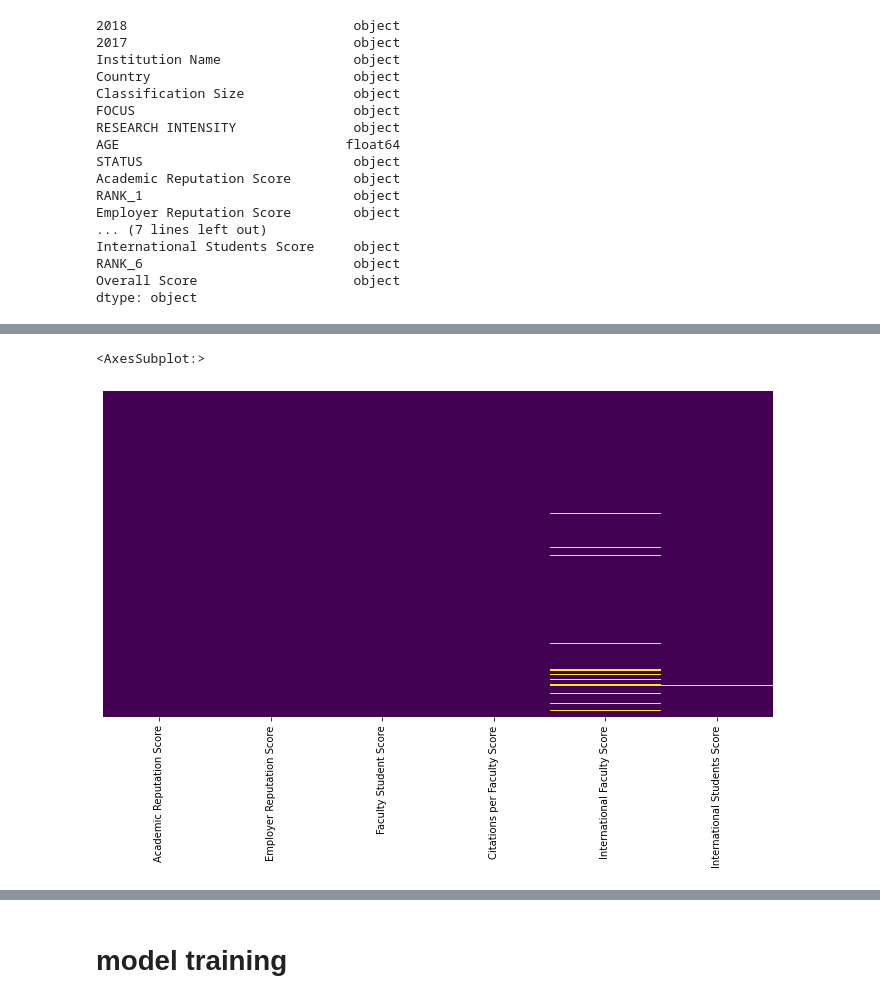
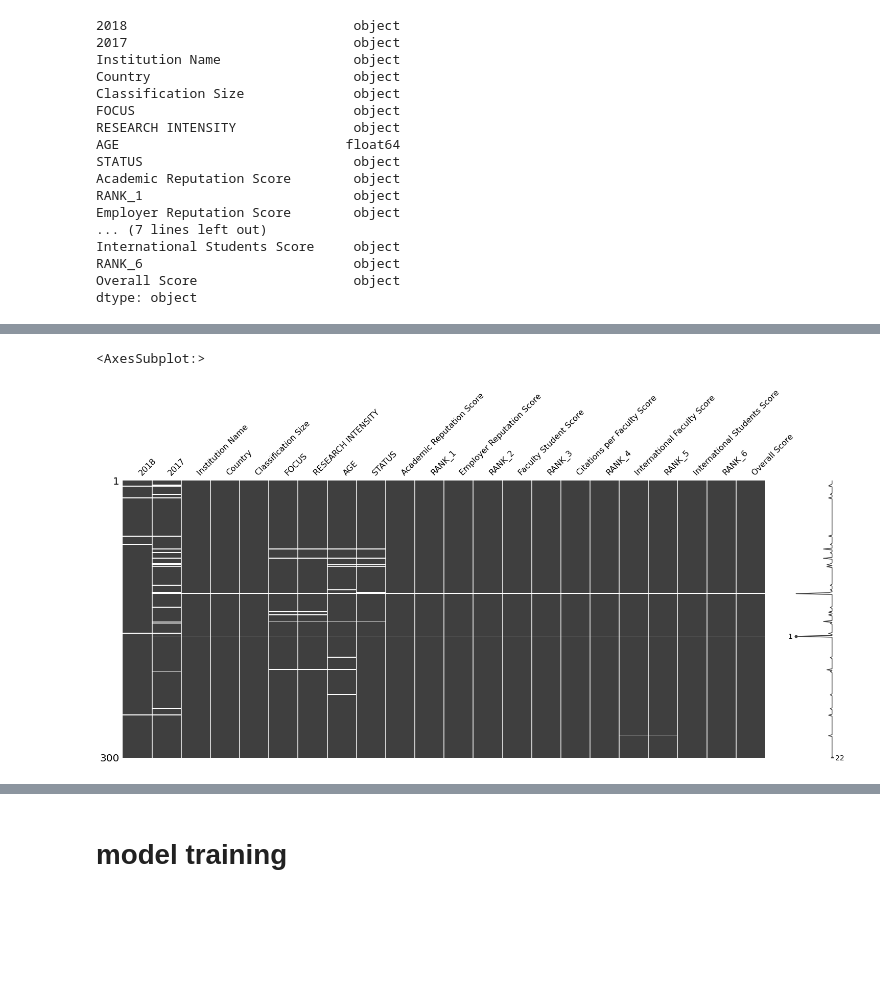
Before and after one commit to tcharrisson/PP22-C628, a Jupyter notebook: apriori modelling.ipynb, the cells around one changed output, grey strips where cells are left out. Cells and saved outputs as stored; diff of their text form; code cells hidden in the pictures; blank space fills up the shorter version.

```diff
--- a/apriori modelling.ipynb
+++ b/apriori modelling.ipynb
@@ -81,5 +104,3 @@ dtype: object
 #columns used for the determination of the rankings will be saved in a variable called det_columns
 det_columns = ['Academic Reputation Score', 'Employer Reputation Score', 'Faculty Student Score',
                'Citations per Faculty Score', 'International Faculty Score', 'International Students Score']
-# %%
-data18.replace('-', 0,inplace=True)
@@ -94,2 +106,0 @@ sns.heatmap(data18[det_columns].isnull(), cmap='viridis', cbar=False, yticklabel
-# %%
-data18.replace('-', 0,inplace=True)
@@ -123,7 +106,0 @@ data20.replace('-', 0,inplace=True)
-# %%
-# Checking for null values in 2020 data
-plt.figure(figsize=(12,6))
-sns.heatmap(data20[det_columns].isnull(), cmap='viridis', cbar=False, yticklabels=False)
-# %% [output]
-<AxesSubplot:>
-[figure, removed]
@@ -129,0 +110,5 @@ sns.heatmap(data20[det_columns].isnull(), cmap='viridis', cbar=False, yticklabel
+# %%
+msno.matrix(data18.sample(n=300, random_state=2))
+# %% [output]
+<AxesSubplot:>
+[figure, added]
```
Also changed, not shown: parts of 62 cells of this notebook.
